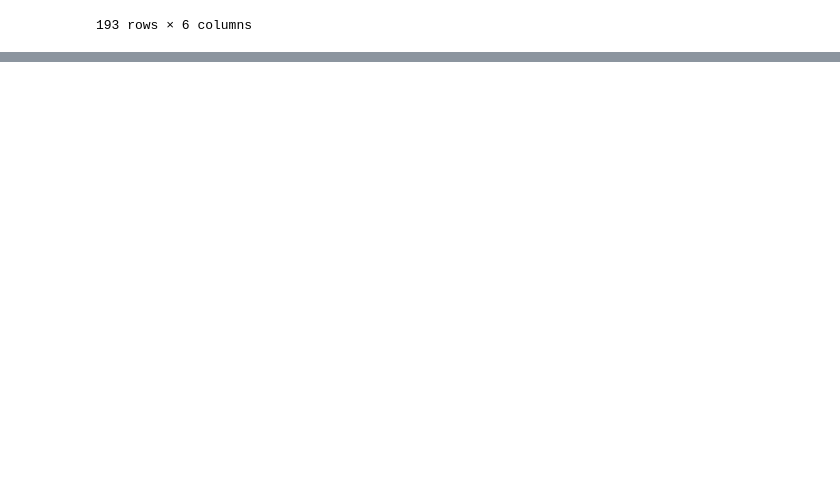
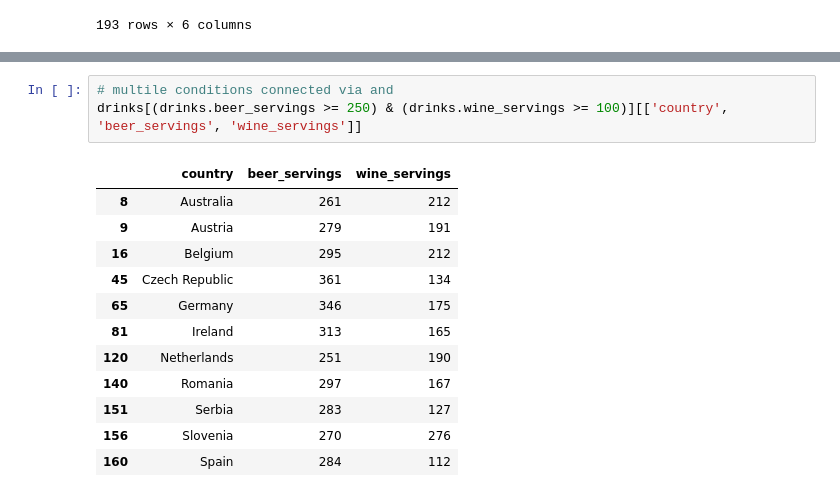
Before and after one commit to benbauer89/udacity, a Jupyter notebook: Basics/pandas/pandas drop + documentation for methods.ipynb, the cells around one changed output, grey strips where cells are left out. Saved outputs shown, nothing was run; the diff lists cells and outputs as text; blank space fills up the shorter version.

```diff
--- a/Basics/pandas/pandas drop + documentation for methods.ipynb
+++ b/Basics/pandas/pandas drop + documentation for methods.ipynb
@@ -90,0 +136,16 @@ drinks.drop_duplicates()
+# %%
+# multile conditions connected via and
+drinks[(drinks.beer_servings >= 250) & (drinks.wine_servings >= 100)][['country', 'beer_servings', 'wine_servings']]
+# %% [output]
+|  | country | beer_servings | wine_servings |
+| 8 | Australia | 261 | 212 |
+| 9 | Austria | 279 | 191 |
+| 16 | Belgium | 295 | 212 |
+| 45 | Czech Republic | 361 | 134 |
+| 65 | Germany | 346 | 175 |
+| 81 | Ireland | 313 | 165 |
+| 120 | Netherlands | 251 | 190 |
+| 140 | Romania | 297 | 167 |
+| 151 | Serbia | 283 | 127 |
+| 156 | Slovenia | 270 | 276 |
+| 160 | Spain | 284 | 112 |
```
Also changed, not shown: parts of 6 cells of this notebook.
